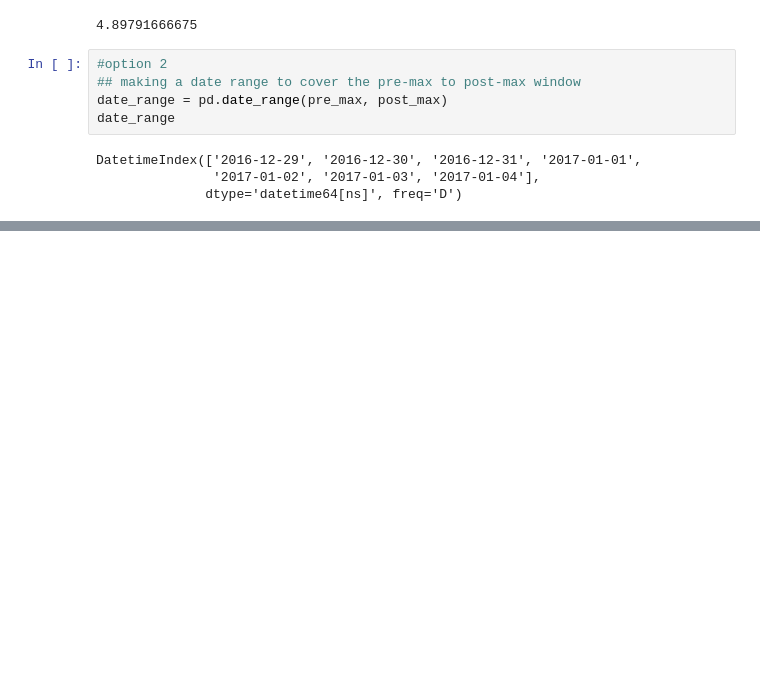
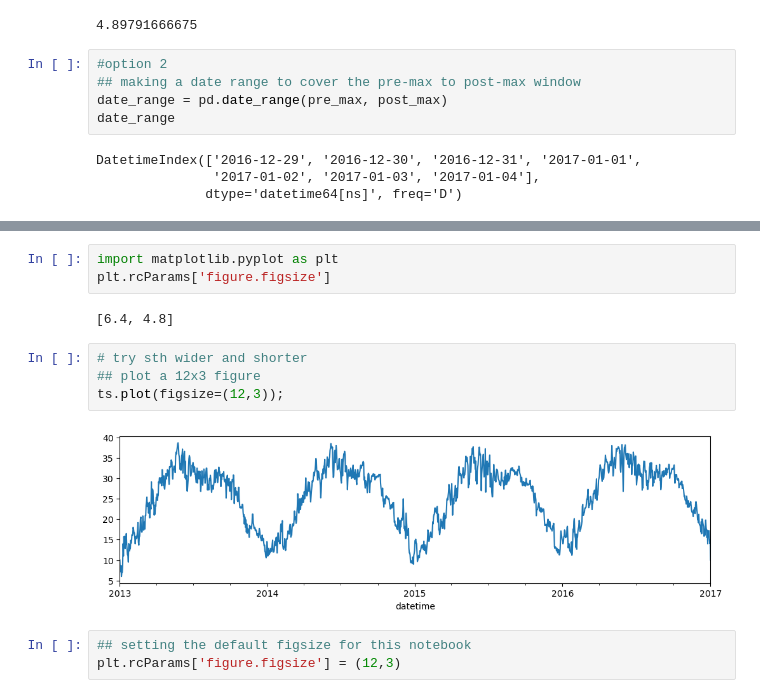
Before and after one commit to hawkeyedatatsai/Time-Series-Analysis, a Jupyter notebook: 4-Timedeltas & Date Ranges.ipynb, the cells around one changed output, grey strips where cells are left out. Drawn from its saved outputs; the diff is of its cells as text; blank space fills up the shorter version.

```diff
--- a/4-Timedeltas & Date Ranges.ipynb
+++ b/4-Timedeltas & Date Ranges.ipynb
@@ -79,0 +98,14 @@ KeyError: "[Timestamp('2017-01-02 00:00:00'), Timestamp('2017-01-03 00:00:00'),
+# %%
+import matplotlib.pyplot as plt
+plt.rcParams['figure.figsize']
+# %% [output]
+[6.4, 4.8]
+# %%
+# try sth wider and shorter
+## plot a 12x3 figure
+ts.plot(figsize=(12,3));
+# %% [output]
+[figure, added]
+# %%
+## setting the default figsize for this notebook
+plt.rcParams['figure.figsize'] = (12,3)
```
Also changed, not shown: parts of 11 cells of this notebook.
